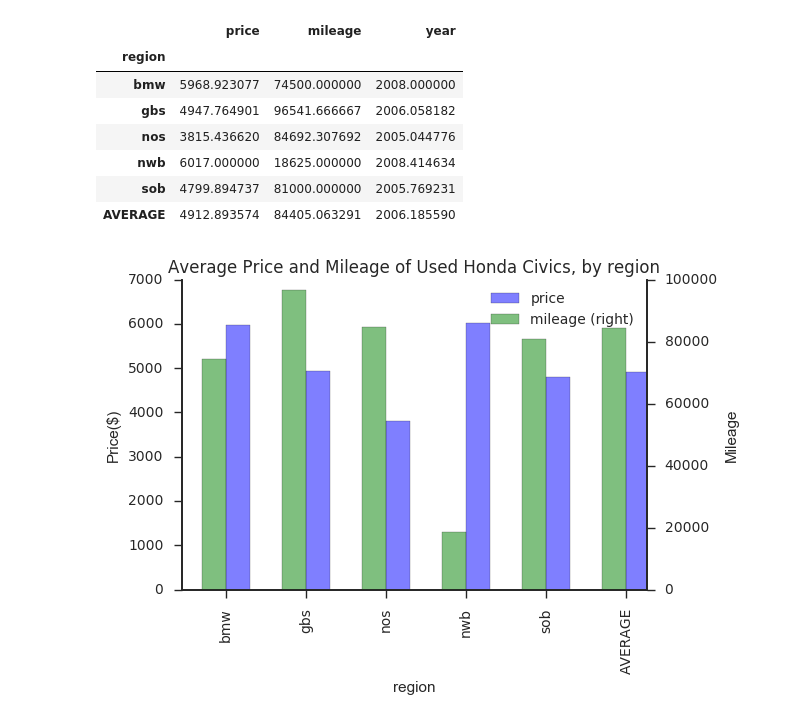
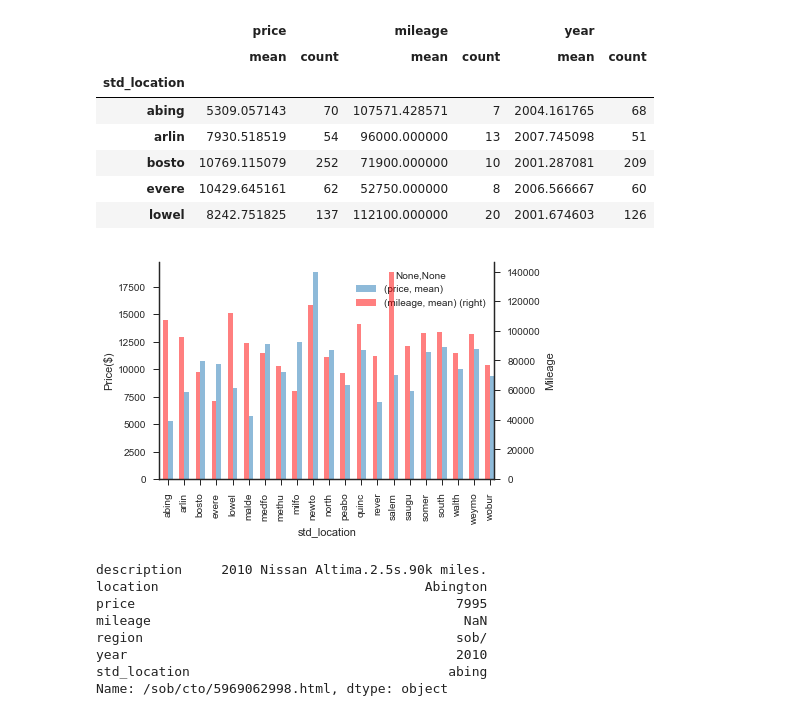
Before and after one commit to bslakman/Cars, a Jupyter notebook: Craigslist.ipynb, the cells around one changed output. Cells and saved outputs as stored; diff of their text form; code cells hidden in the pictures.

```diff
--- a/Craigslist.ipynb
+++ b/Craigslist.ipynb
@@ -179,0 +153,3 @@ df
+# %%
+all_car_info['std_location'] = all_car_info.apply(lambda row: re.sub('[^a-z]', '', row['std_location']), axis=1)
+all_car_info.head()
@@ -179,0 +163,3 @@ df
+# %%
+all_car_info.set_index('link', inplace=True)
+all_car_info.head()
@@ -243,24 +254,42 @@ regions = regions.append(pd.Series(data={'year': np.mean(df['year']), 'price': n
+# %%
+regions = all_car_info[all_car_info['std_location'] != ''].groupby('std_location').agg(['mean', 'count'])
+# %%
+regions = regions[regions['price','count'] >= 50]
+regions = regions[regions['mileage','count'] >= 5]
 # %%
-regions
+regions.head()
 # %% [output]
-|  | price | mileage | year |
-| region |  |  |  |
-| bmw | 5968.923077 | 74500.000000 | 2008.000000 |
-| gbs | 4947.764901 | 96541.666667 | 2006.058182 |
-| nos | 3815.436620 | 84692.307692 | 2005.044776 |
-| nwb | 6017.000000 | 18625.000000 | 2008.414634 |
-| sob | 4799.894737 | 81000.000000 | 2005.769231 |
-| AVERAGE | 4912.893574 | 84405.063291 | 2006.185590 |
+|  | price |  | mileage |  | year |  |
+|  | mean | count | mean | count | mean | count |
+| std_location |  |  |  |  |  |  |
+| abing | 5309.057143 | 70 | 107571.428571 | 7 | 2004.161765 | 68 |
+| arlin | 7930.518519 | 54 | 96000.000000 | 13 | 2007.745098 | 51 |
+| bosto | 10769.115079 | 252 | 71900.000000 | 10 | 2001.287081 | 209 |
+| evere | 10429.645161 | 62 | 52750.000000 | 8 | 2006.566667 | 60 |
+| lowel | 8242.751825 | 137 | 112100.000000 | 20 | 2001.674603 | 126 |
 # %%
-ax = regions['price'].plot.bar(position=0, width=0.3, alpha=0.5, legend=True, title='Average Price and Mileage of Used Honda Civics, by region')
+ax = regions['price','mean'].plot.bar(position=0, width=0.3, alpha=0.5, legend=True)#, title='Average Price and Mileage of Used Honda Civics, by region')
 ax.set_ylabel('Price($)')
-ax = regions['mileage'].plot.bar(secondary_y=True, color='green', position=1, width=0.3, alpha=0.5, legend=True)
+ax = regions['mileage','mean'].plot.bar(secondary_y=True, color='red', position=1, width=0.3, alpha=0.5, legend=True)
 ax.set_ylabel('Mileage')
+#ax.set_ylim(bottom=1990, top=2010)
 sns.despine(top=True, right=False)
 fig=ax.get_figure()
-fig.savefig('price_mileage_region.pdf', bbox_inches='tight')
+#fig.savefig('price_mileage_region.pdf', bbox_inches='tight')
 # %% [output]
-[figure, old version]
+[figure, new version]
+# %%
+all_car_info.loc['/sob/cto/5969062998.html', 'mileage'] = np.nan
+print all_car_info.loc['/sob/cto/5969062998.html']
+# %% [output]
+description     2010 Nissan Altima.2.5s.90k miles.
+location                                  Abington
+price                                         7995
+mileage                                        NaN
+region                                        sob/
+year                                          2010
+std_location                                 abing
+Name: /sob/cto/5969062998.html, dtype: object
 # %%
 from scipy.stats import linregress
 # %%
```
Also changed, not shown: parts of 39 cells of this notebook, 2 other files.
